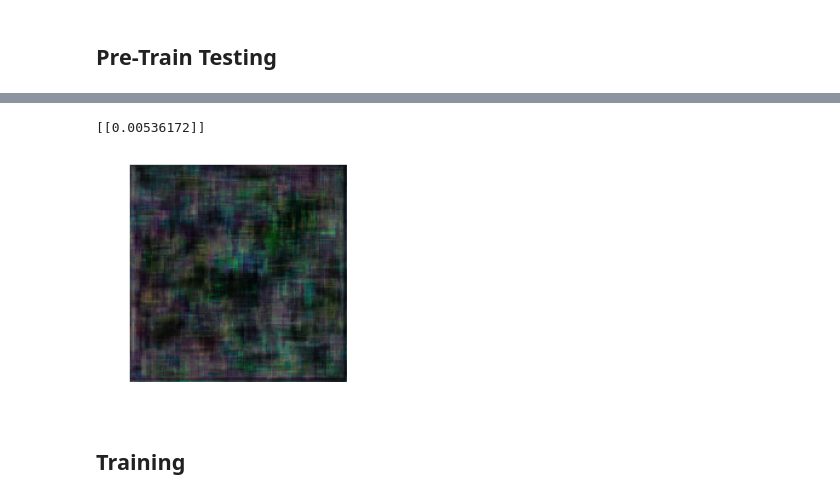
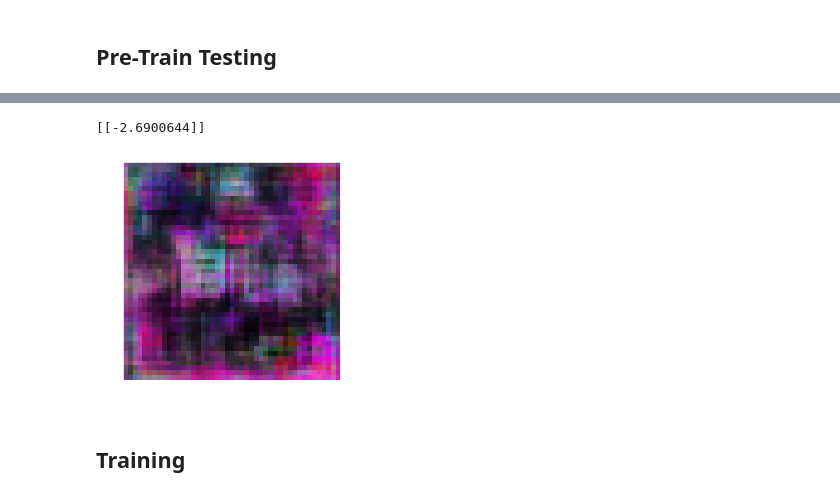
Before and after one commit to comtalyst/generative-facial-cosmetics, a Jupyter notebook: model_engineering/main.ipynb, the cells around one changed output, grey strips where cells are left out. Cells and saved outputs as stored; diff of their text form; code cells hidden in the pictures.

```diff
--- a/model_engineering/main.ipynb
+++ b/model_engineering/main.ipynb
@@ -144,14 +144,14 @@ print(discriminator.model(image, training=False).numpy())
 # %%
 ## fading model
 # alpha 0 should be the same as full output from prev generation
 # alpha 1 should be the same as full output from current generation
-generator.setAlpha(0.5)
+generator.setAlpha(1)
 image = generator.model_fade(noise, training=False)
 plt.imshow(image[0])
 print(discriminator.model_fade(image, training=False).numpy())
 # %% [output]
-[[0.00536172]]
+[[-2.6900644]]
-[figure, old version]
+[figure, new version]
 # %% [markdown]
 ## **Training**
 # %%
```
Also changed, not shown: parts of 3 cells of this notebook, 1 other file.
